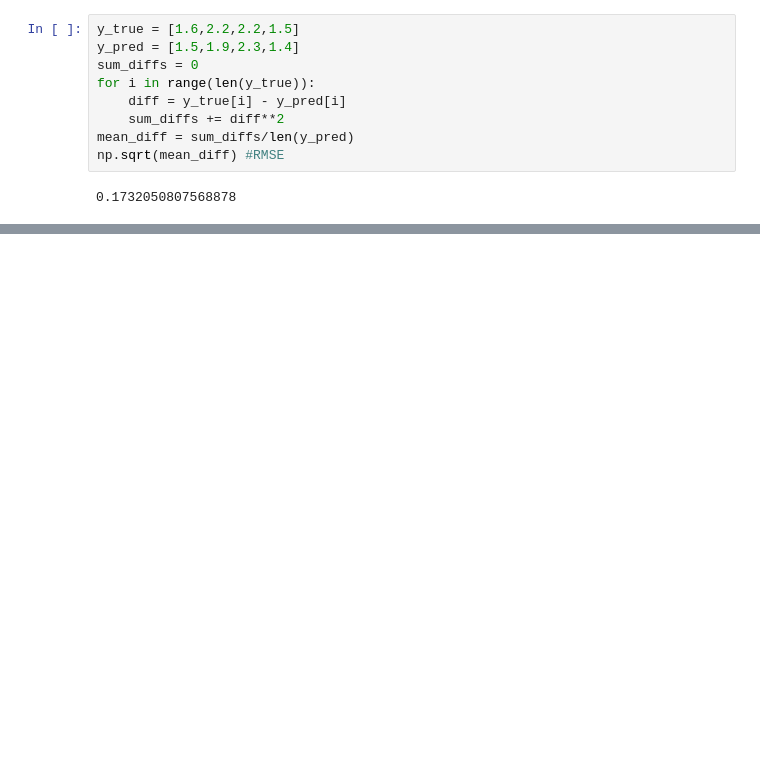
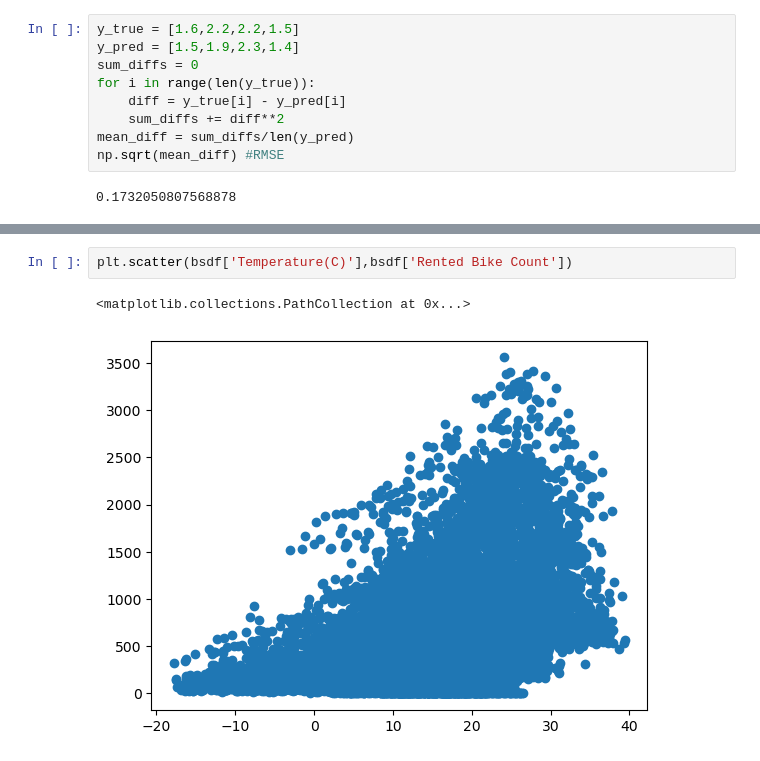
Before and after one commit to maxz101524/IS327---Machine-Learning, a Jupyter notebook: codealong5.ipynb, the cells around one changed output, grey strips where cells are left out. Drawn from its saved outputs; the diff is of its cells as text; blank space fills up the shorter version.

```diff
--- a/codealong5.ipynb
+++ b/codealong5.ipynb
@@ -84,0 +101,5 @@ np.sqrt(mean_diff) #RMSE
+# %%
+plt.scatter(bsdf['Temperature(C)'],bsdf['Rented Bike Count'])
+# %% [output]
+<matplotlib.collections.PathCollection at 0x...>
+[figure, added]
```
Also changed, not shown: parts of 9 cells of this notebook.
